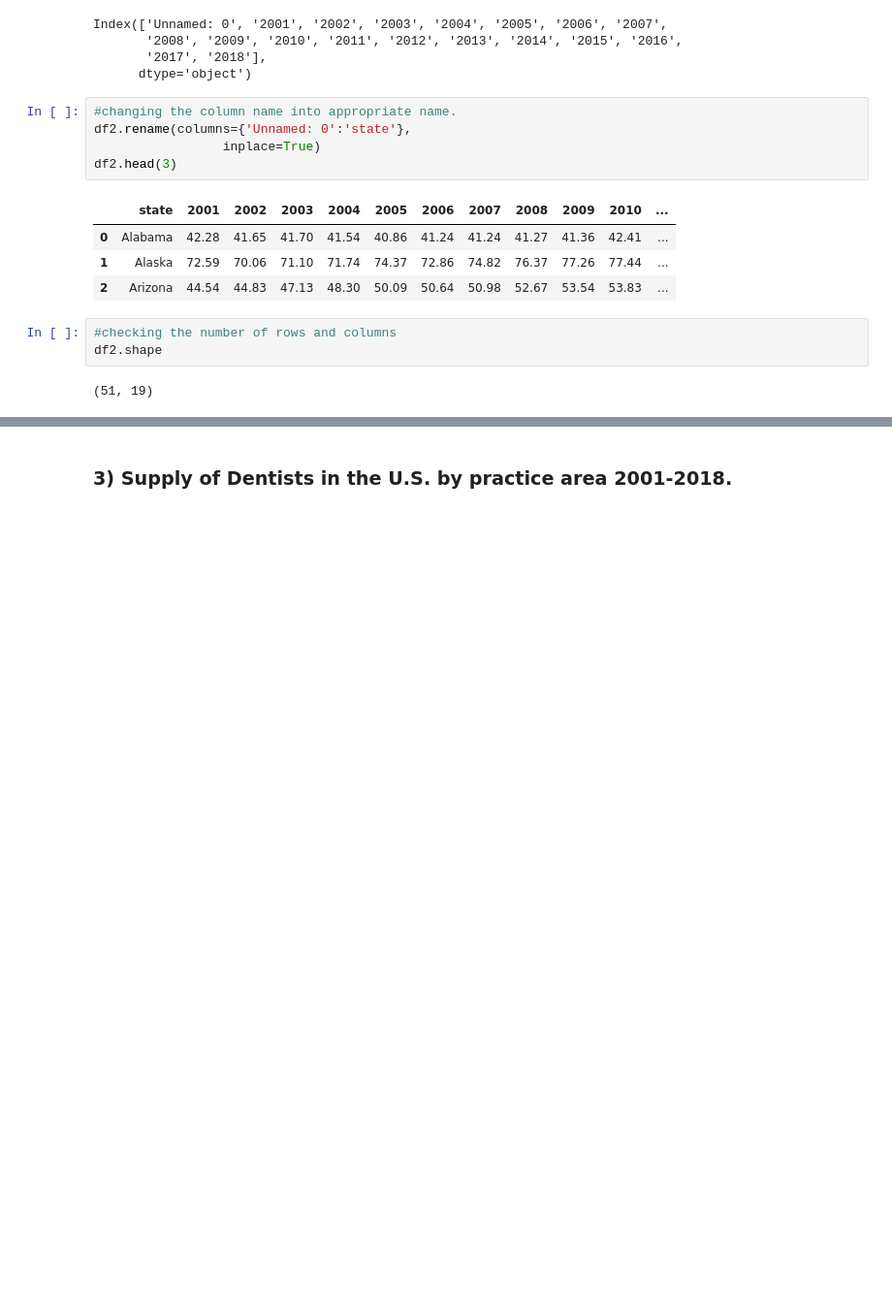
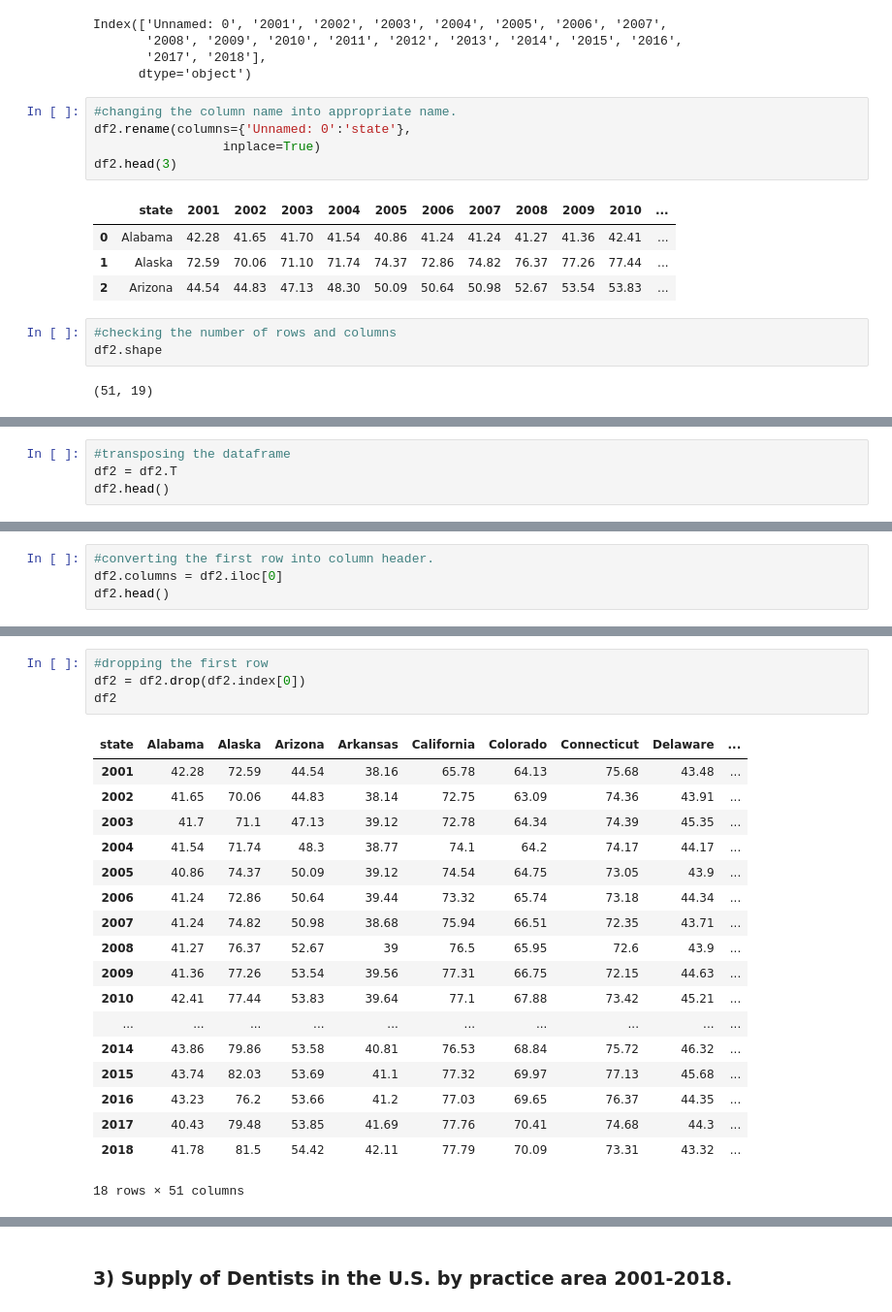
Before and after one commit to mhan1/Capstone-Project, a Jupyter notebook: Minyeong Han_Capstone Coding Beachhead.ipynb, the cells around one changed output, grey strips where cells are left out. Shown at 97% size. Drawn from its saved outputs; the diff is of its cells as text; blank space fills up the shorter version.

```diff
--- a/Minyeong Han_Capstone Coding Beachhead.ipynb
+++ b/Minyeong Han_Capstone Coding Beachhead.ipynb
@@ -249,0 +368,4 @@ df2.shape
+# %%
+#transposing the dataframe
+df2 = df2.T
+df2.head()
@@ -249,0 +380,4 @@ df2.shape
+# %%
+#converting the first row into column header.
+df2.columns = df2.iloc[0]
+df2.head()
@@ -249,0 +392,23 @@ df2.shape
+# %%
+#dropping the first row
+df2 = df2.drop(df2.index[0])
+df2
+# %% [output]
+| state | Alabama | Alaska | Arizona | Arkansas | California | Colorado | Connecticut | Delaware | ... |
+| 2001 | 42.28 | 72.59 | 44.54 | 38.16 | 65.78 | 64.13 | 75.68 | 43.48 | ... |
+| 2002 | 41.65 | 70.06 | 44.83 | 38.14 | 72.75 | 63.09 | 74.36 | 43.91 | ... |
+| 2003 | 41.7 | 71.1 | 47.13 | 39.12 | 72.78 | 64.34 | 74.39 | 45.35 | ... |
+| 2004 | 41.54 | 71.74 | 48.3 | 38.77 | 74.1 | 64.2 | 74.17 | 44.17 | ... |
+| 2005 | 40.86 | 74.37 | 50.09 | 39.12 | 74.54 | 64.75 | 73.05 | 43.9 | ... |
+| 2006 | 41.24 | 72.86 | 50.64 | 39.44 | 73.32 | 65.74 | 73.18 | 44.34 | ... |
+| 2007 | 41.24 | 74.82 | 50.98 | 38.68 | 75.94 | 66.51 | 72.35 | 43.71 | ... |
+| 2008 | 41.27 | 76.37 | 52.67 | 39 | 76.5 | 65.95 | 72.6 | 43.9 | ... |
+| 2009 | 41.36 | 77.26 | 53.54 | 39.56 | 77.31 | 66.75 | 72.15 | 44.63 | ... |
+| 2010 | 42.41 | 77.44 | 53.83 | 39.64 | 77.1 | 67.88 | 73.42 | 45.21 | ... |
+| ... | ... | ... | ... | ... | ... | ... | ... | ... | ... |
+| 2014 | 43.86 | 79.86 | 53.58 | 40.81 | 76.53 | 68.84 | 75.72 | 46.32 | ... |
+| 2015 | 43.74 | 82.03 | 53.69 | 41.1 | 77.32 | 69.97 | 77.13 | 45.68 | ... |
+| 2016 | 43.23 | 76.2 | 53.66 | 41.2 | 77.03 | 69.65 | 76.37 | 44.35 | ... |
+| 2017 | 40.43 | 79.48 | 53.85 | 41.69 | 77.76 | 70.41 | 74.68 | 44.3 | ... |
+| 2018 | 41.78 | 81.5 | 54.42 | 42.11 | 77.79 | 70.09 | 73.31 | 43.32 | ... |
+18 rows × 51 columns
```
Also changed, not shown: parts of 40 cells of this notebook.
